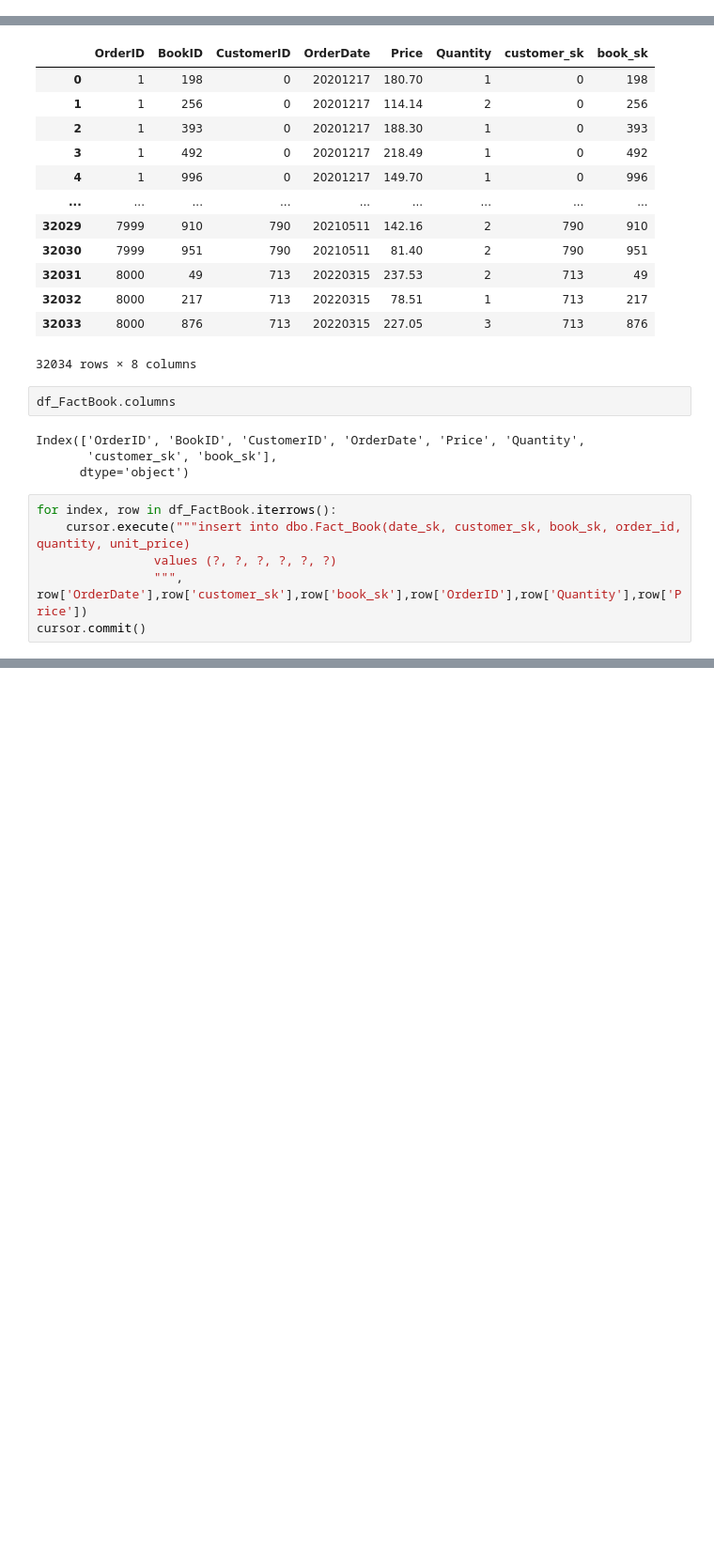
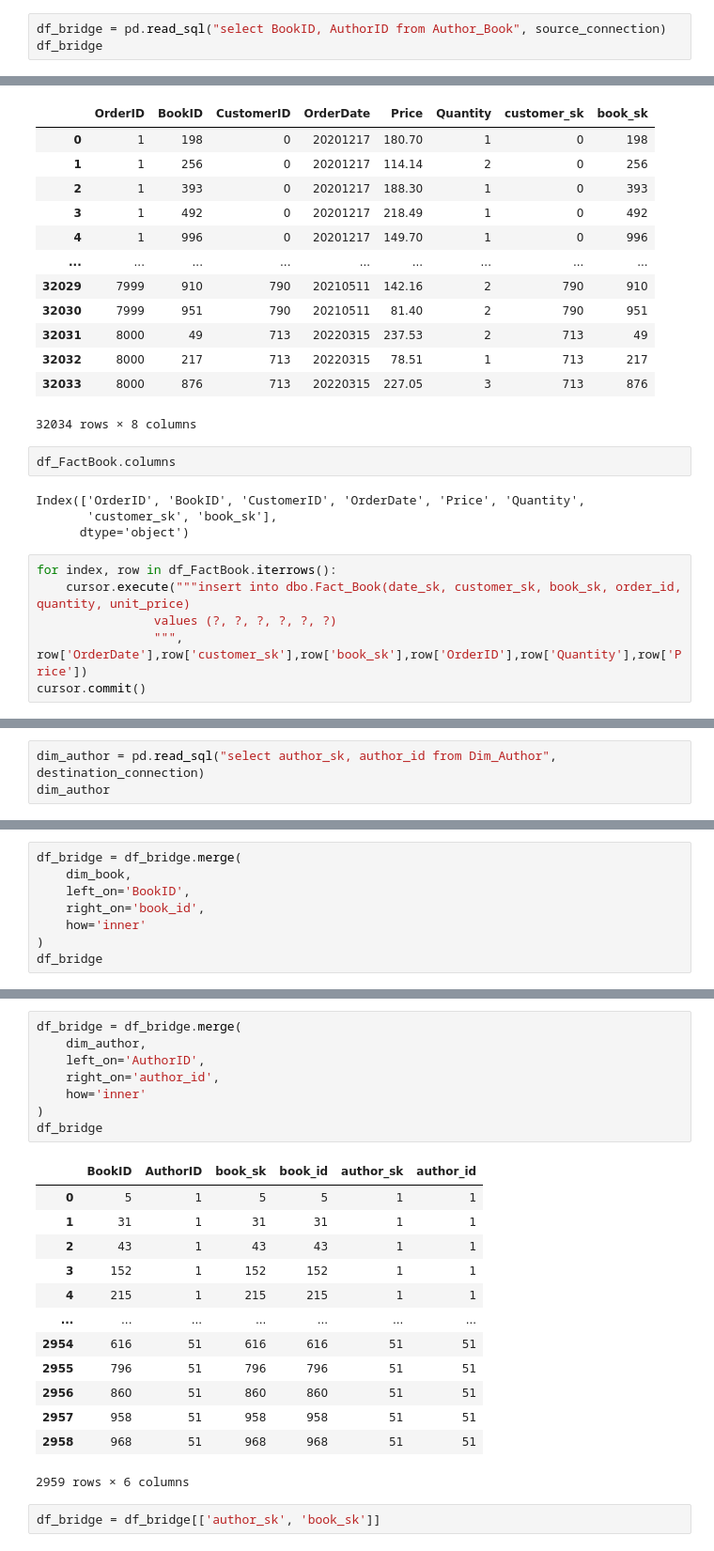
Before and after one commit to AbdelrahmanAlis/BookStore-DWH-ETL, a Jupyter notebook: notebooks/pipeline.ipynb, the cells around one changed output, grey strips where cells are left out. Shown at 94% size. Saved outputs shown, nothing was run; the diff lists cells and outputs as text; blank space fills up the shorter version.

```diff
--- a/notebooks/pipeline.ipynb
+++ b/notebooks/pipeline.ipynb
@@ -84,3 +83,6 @@ df_author.head(5)
 | 2 | 3 | Taha Hussein |
 | 3 | 4 | Abbas Al-Aqqad |
 | 4 | 5 | Tawfiq Al-Hakim |
+# %%
+df_bridge = pd.read_sql("select BookID, AuthorID from Author_Book", source_connection)
+df_bridge
@@ -357,0 +380,3 @@ destination_connection.close()
+# %%
+dim_author = pd.read_sql("select author_sk, author_id from Dim_Author", destination_connection)
+dim_author
@@ -357,0 +397,8 @@ destination_connection.close()
+# %%
+df_bridge = df_bridge.merge(
+    dim_book,
+    left_on='BookID',
+    right_on='book_id',
+    how='inner'
+)
+df_bridge
@@ -357,0 +419,24 @@ destination_connection.close()
+# %%
+df_bridge = df_bridge.merge(
+    dim_author,
+    left_on='AuthorID',
+    right_on='author_id',
+    how='inner'
+)
+df_bridge
+# %% [output]
+|  | BookID | AuthorID | book_sk | book_id | author_sk | author_id |
+| 0 | 5 | 1 | 5 | 5 | 1 | 1 |
+| 1 | 31 | 1 | 31 | 31 | 1 | 1 |
+| 2 | 43 | 1 | 43 | 43 | 1 | 1 |
+| 3 | 152 | 1 | 152 | 152 | 1 | 1 |
+| 4 | 215 | 1 | 215 | 215 | 1 | 1 |
+| ... | ... | ... | ... | ... | ... | ... |
+| 2954 | 616 | 51 | 616 | 616 | 51 | 51 |
+| 2955 | 796 | 51 | 796 | 796 | 51 | 51 |
+| 2956 | 860 | 51 | 860 | 860 | 51 | 51 |
+| 2957 | 958 | 51 | 958 | 958 | 51 | 51 |
+| 2958 | 968 | 51 | 968 | 968 | 51 | 51 |
+2959 rows × 6 columns
+# %%
+df_bridge = df_bridge[['author_sk', 'book_sk']]
```
Also changed, not shown: parts of 11 cells of this notebook.
